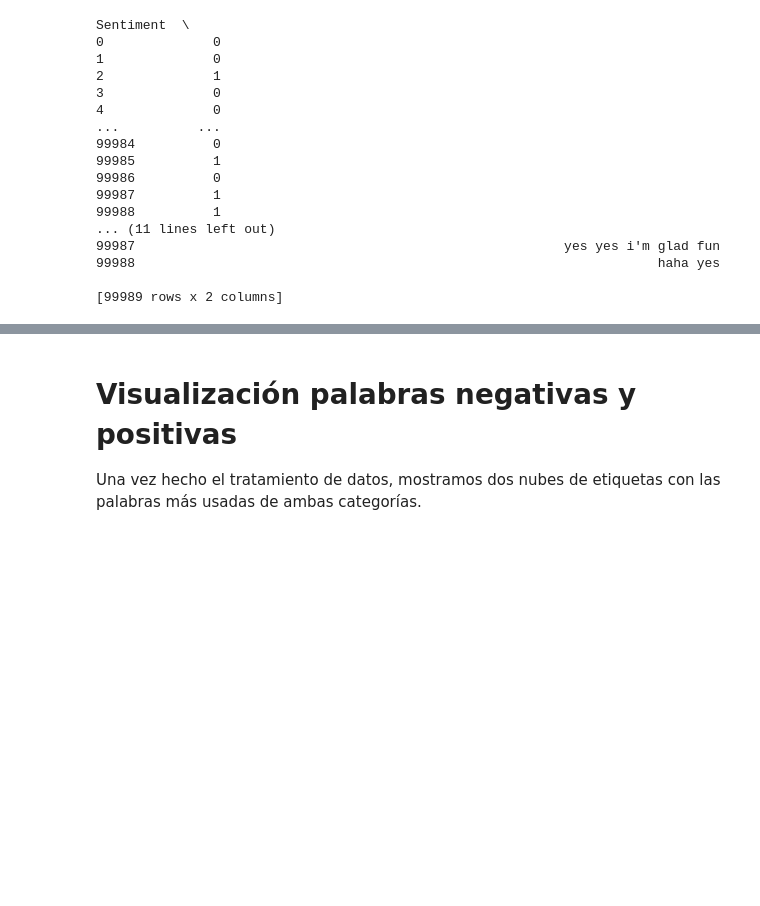
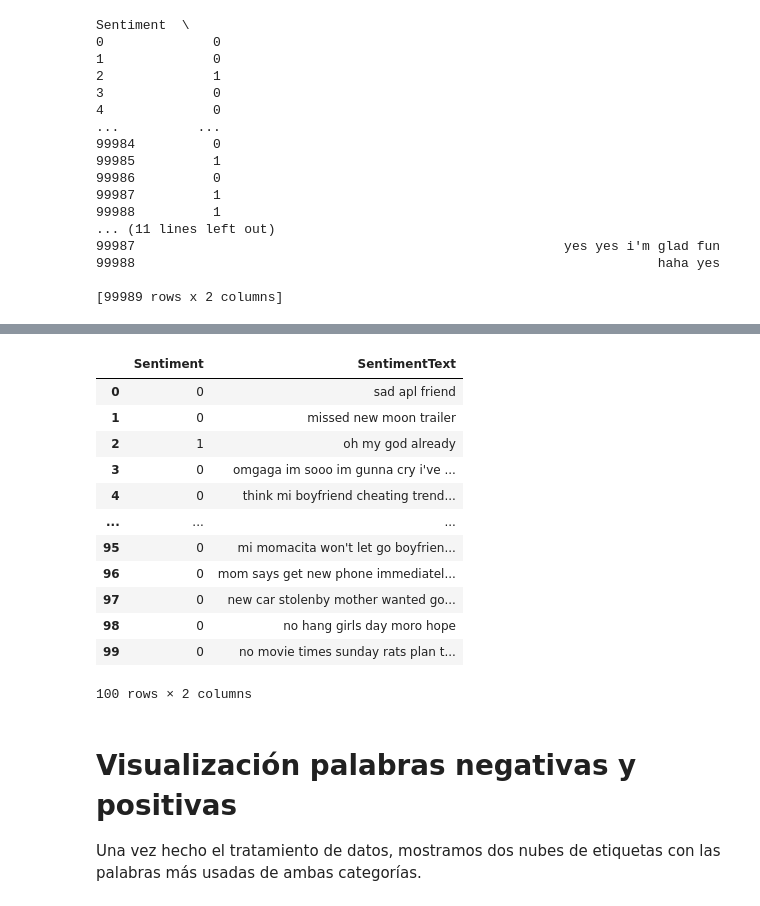
Before and after one commit to Dynam1co/kc_practica_NLP_Searching, a Jupyter notebook: 00_1_AnalisisDataset1.ipynb, the cells around one changed output, grey strips where cells are left out. Saved outputs shown, nothing was run; the diff lists cells and outputs as text; code cells hidden in the pictures; blank space fills up the shorter version.

Commit message:
Reemplazo emojis. Reemplazo slangs

```diff
--- a/00_1_AnalisisDataset1.ipynb
+++ b/00_1_AnalisisDataset1.ipynb
@@ -207,0 +212,8 @@ Sentiment  \
+# %%
+import re
+
+def deEmojify(inputString):
+    return inputString.encode('ascii', 'ignore').decode('ascii')
+# %%
+df_pandas['SentimentText'] = df_pandas['SentimentText'].apply(lambda x: deEmojify(x))
+df_pandas.tail()
@@ -208,3 +230,31 @@ Sentiment  \
+# %%
+""" Creates a dictionary with slangs and their equivalents and replaces them """
+from functools import partial
+
+with open('slang.txt') as file:
+    slang_map = dict(map(str.strip, line.partition('\t')[::2])
+    for line in file if line.strip())
+
+slang_words = sorted(slang_map, key=len, reverse=True) # longest first for regex
+regex = re.compile(r"\b({})\b".format("|".join(map(re.escape, slang_words))))
+replaceSlang = partial(regex.sub, lambda m: slang_map[m.group(1)])
+# %%
+df_pandas['SentimentText'] = df_pandas['SentimentText'].apply(lambda x: replaceSlang(x))
+df_pandas[:100]
+# %% [output]
+|  | Sentiment | SentimentText |
+| 0 | 0 | sad apl friend |
+| 1 | 0 | missed new moon trailer |
+| 2 | 1 | oh my god already |
+| 3 | 0 | omgaga im sooo im gunna cry i've ... |
+| 4 | 0 | think mi boyfriend cheating trend... |
+| ... | ... | ... |
+| 95 | 0 | mi momacita won't let go boyfrien... |
+| 96 | 0 | mom says get new phone immediatel... |
+| 97 | 0 | new car stolenby mother wanted go... |
+| 98 | 0 | no hang girls day moro hope |
+| 99 | 0 | no movie times sunday rats plan t... |
+100 rows × 2 columns
 # %% [markdown]
 # Visualización palabras negativas y positivas
 Una vez hecho el tratamiento de datos, mostramos dos nubes de etiquetas con las palabras más usadas de ambas categorías.
```
Also changed, not shown: parts of 8 cells of this notebook, 3 other files.
